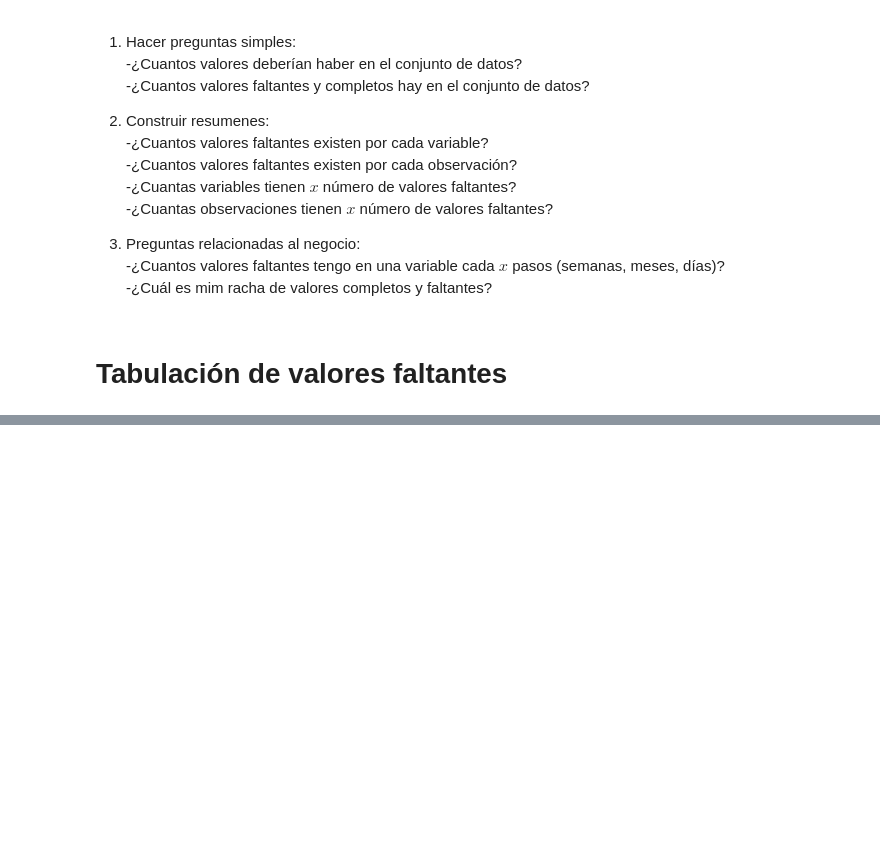
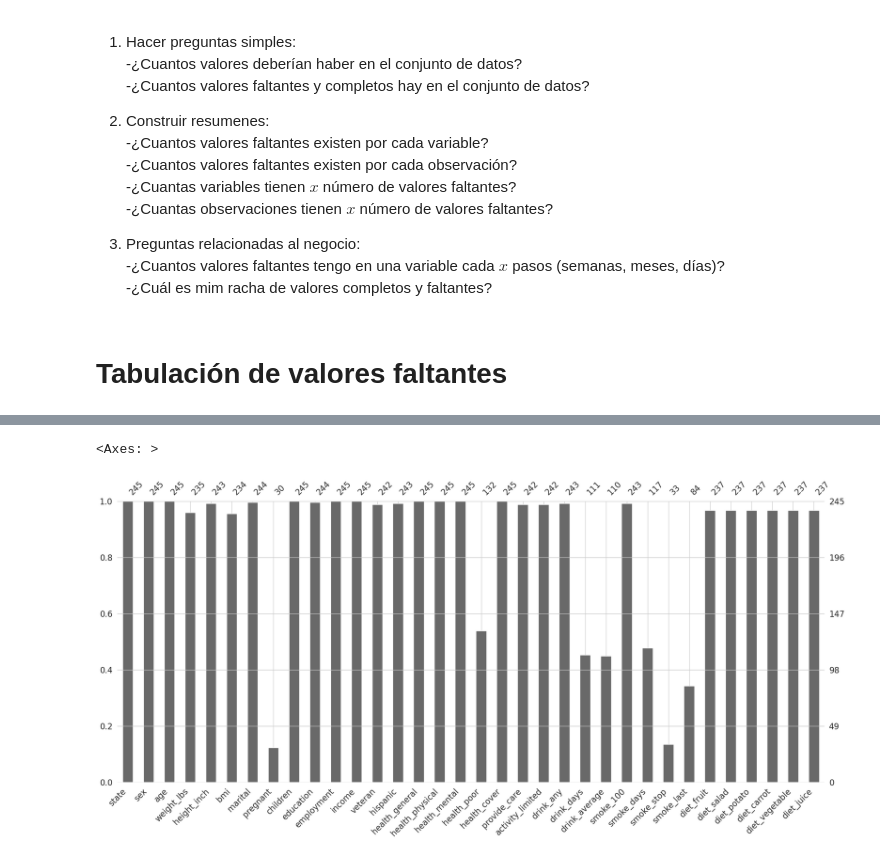
Before and after one commit to RiemannIntegrable/Notas-de-cursos-en-platzi, a Jupyter notebook: CurDatosFalt_1/Notebooks/Notebook.ipynb, the cells around one changed output, grey strips where cells are left out. Drawn from its saved outputs; the diff is of its cells as text; code cells hidden in the pictures; blank space fills up the shorter version.

```diff
--- a/CurDatosFalt_1/Notebooks/Notebook.ipynb
+++ b/CurDatosFalt_1/Notebooks/Notebook.ipynb
@@ -174,0 +311,5 @@ oceanbuoys.shape, pedestrian.shape, riskfactors.shape, diabetes.shape
+# %%
+missingno.bar(df=riskfactors)
+# %% [output]
+<Axes: >
+[figure, added]
```
Also changed, not shown: parts of 65 cells of this notebook, 1 other file.
